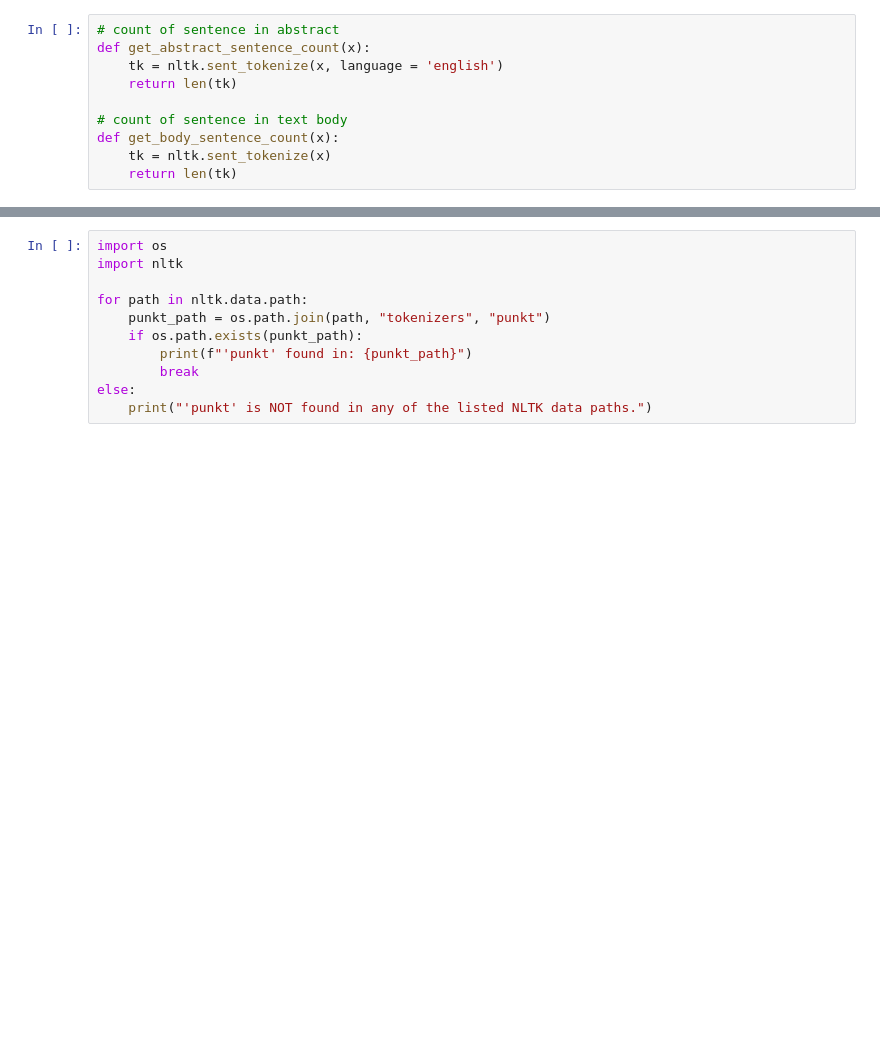
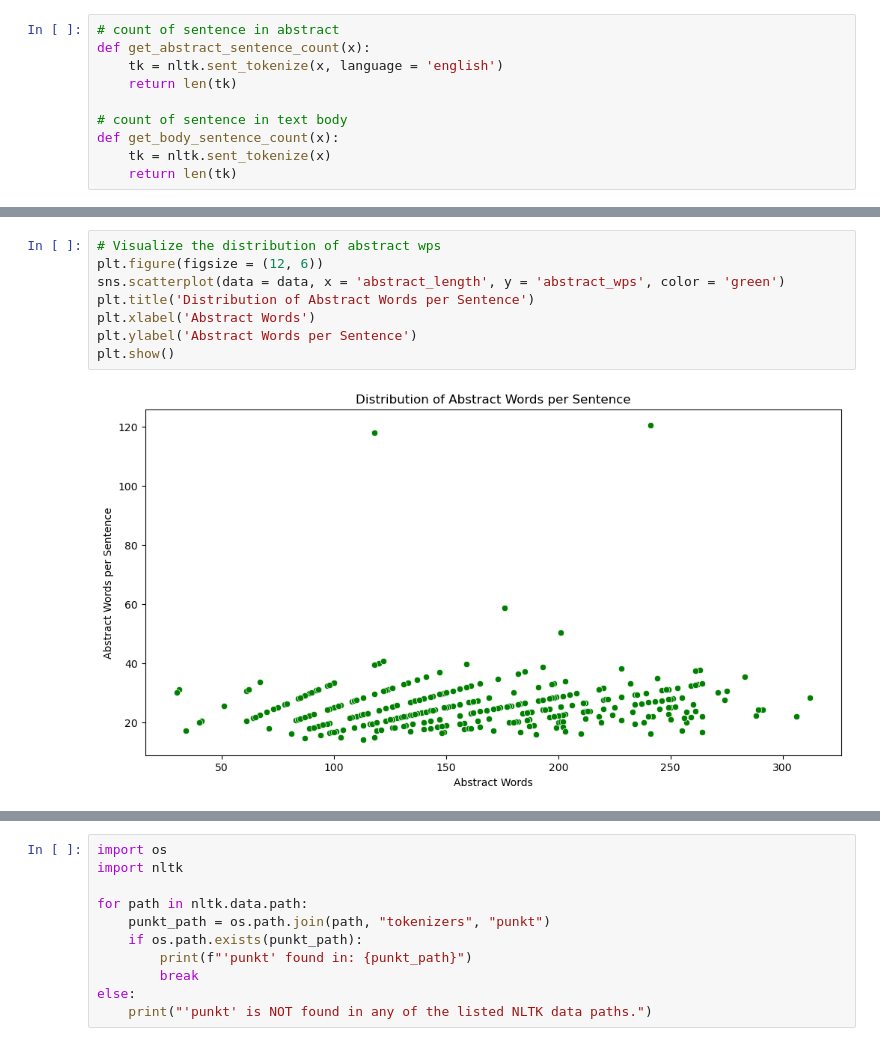
Before and after one commit to pineappleflavour/masters-thesis, a Jupyter notebook: data_analysis.ipynb, the cells around one changed output, grey strips where cells are left out. Saved outputs shown, nothing was run; the diff lists cells and outputs as text; blank space fills up the shorter version.

```diff
--- a/data_analysis.ipynb
+++ b/data_analysis.ipynb
@@ -292,0 +382,10 @@ nltk.__version__
+# %%
+# Visualize the distribution of abstract wps
+plt.figure(figsize = (12, 6))
+sns.scatterplot(data = data, x = 'abstract_length', y = 'abstract_wps', color = 'green')
+plt.title('Distribution of Abstract Words per Sentence')
+plt.xlabel('Abstract Words')
+plt.ylabel('Abstract Words per Sentence')
+plt.show()
+# %% [output]
+[figure, added]
```
Also changed, not shown: parts of 56 cells of this notebook.
